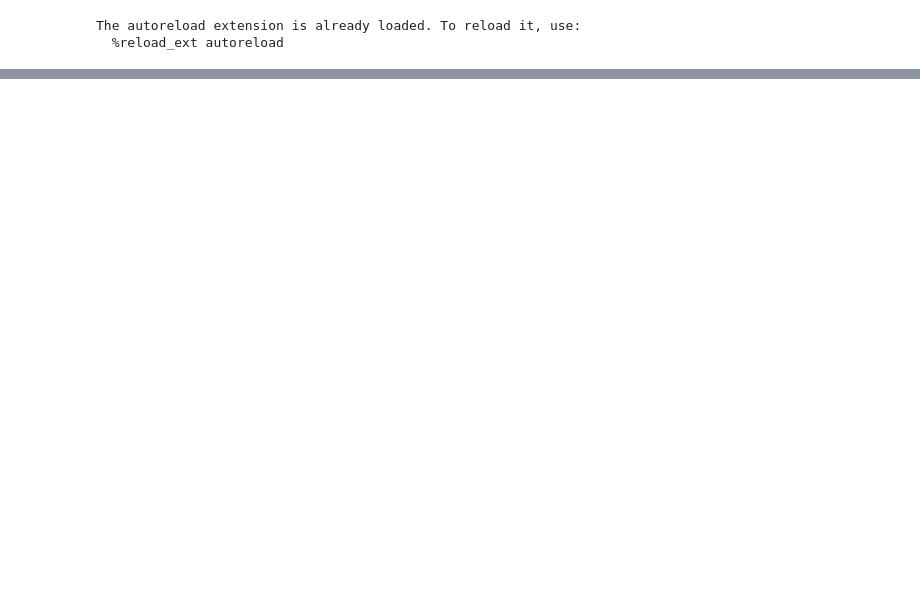
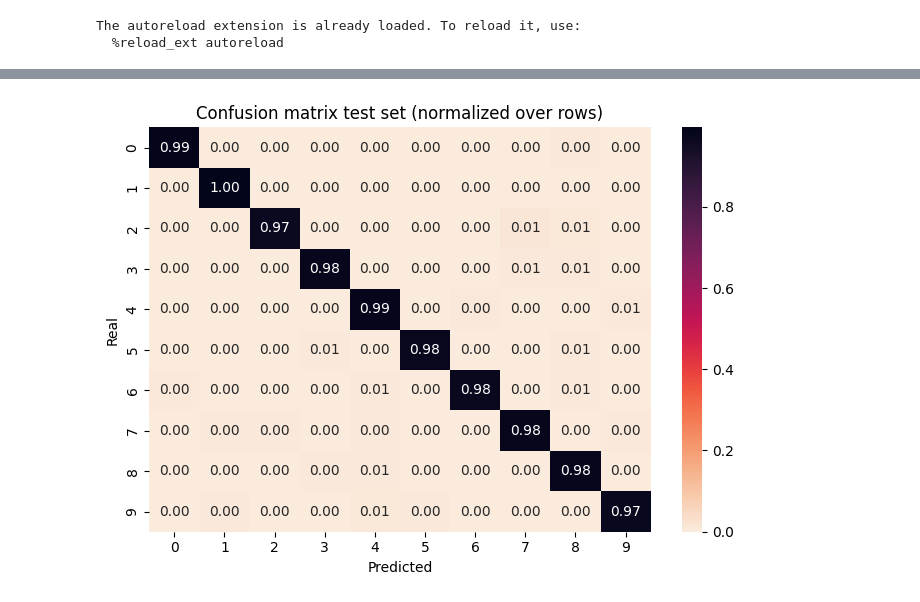
Before and after one commit to CamilaR20/wandb_example, a Jupyter notebook: notebooks/eval.ipynb, the cells around one changed output, grey strips where cells are left out. Saved outputs shown, nothing was run; the diff lists cells and outputs as text; code cells hidden in the pictures; blank space fills up the shorter version.

```diff
--- a/notebooks/eval.ipynb
+++ b/notebooks/eval.ipynb
@@ -34,0 +61,12 @@ torch.Size([32, 10])
+# %%
+# Confusion matrix
+fig, ax = plt.subplots(1, 1, figsize=(7, 5))
+cf_matrix = confusion_matrix(targets, preds, normalize='true')
+sns.heatmap(cf_matrix, annot=True, fmt='.2f', cmap='rocket_r', ax=ax,)
+
+ax.set_ylabel('Real')
+ax.set_xlabel('Predicted')
+ax.set_title('Confusion matrix test set (normalized over rows)')
+plt.tight_layout()
+# %% [output]
+[figure, added]
```
Also changed, not shown: parts of 11 cells of this notebook, 1 other file.
